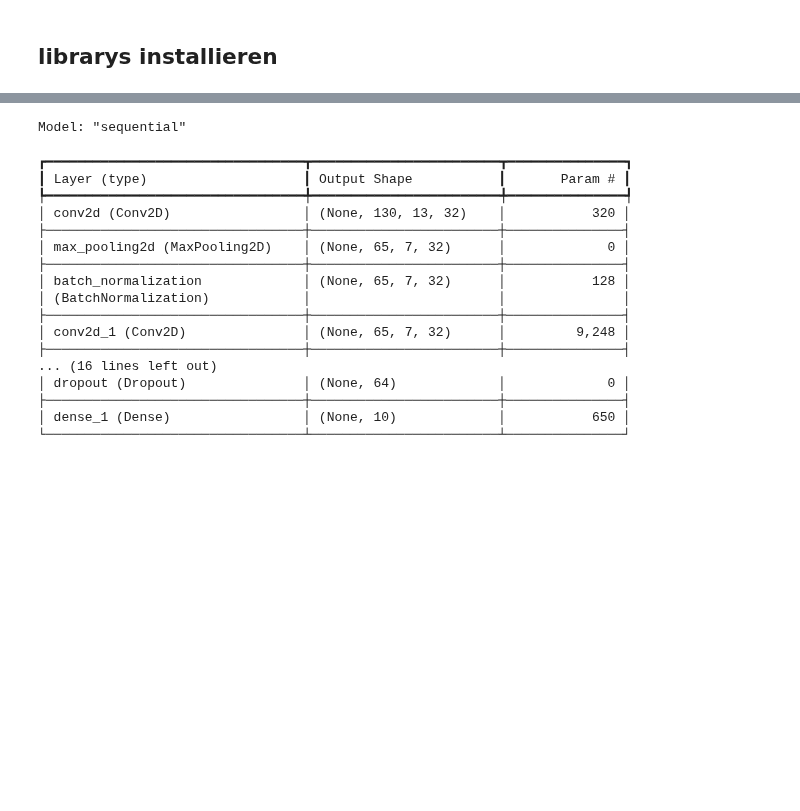
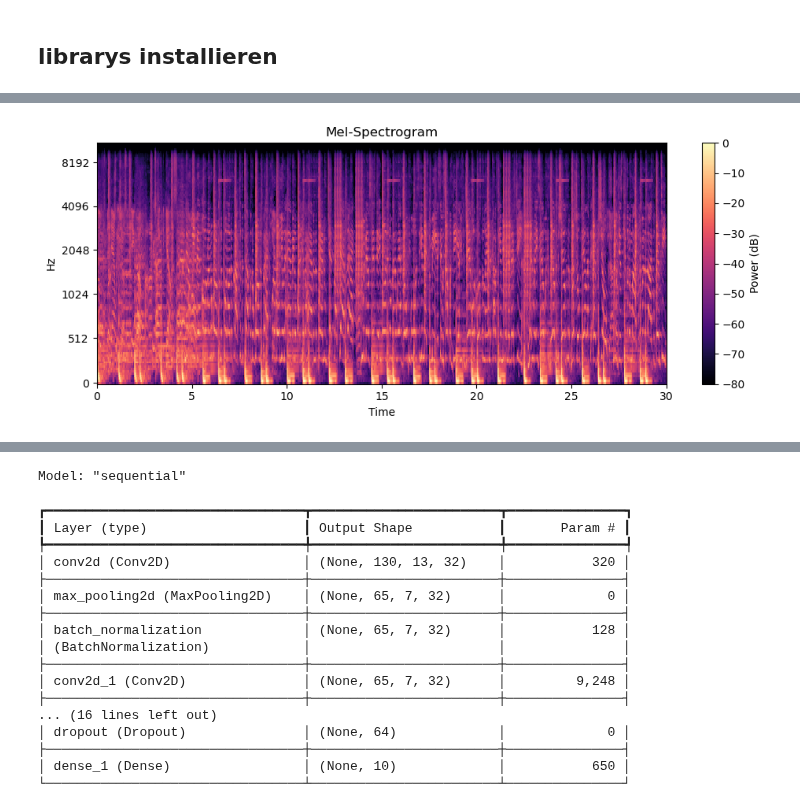
Before and after one commit to Joelito27/EDS_AI_JJ, a Jupyter notebook: Genre_Classification.ipynb, the cells around one changed output, grey strips where cells are left out. Drawn from its saved outputs; the diff is of its cells as text; code cells hidden in the pictures; blank space fills up the shorter version.

```diff
--- a/Genre_Classification.ipynb
+++ b/Genre_Classification.ipynb
@@ -19,0 +75,23 @@ DATA_PATH = "data_gtzan_mfcc.json"
+# %%
+mel_spec = librosa.feature.melspectrogram(
+    y=y,
+    sr=sr,
+    n_fft=2048,
+    hop_length=512,
+    n_mels=128
+)
+
+plt.figure(figsize=(10, 4))
+librosa.display.specshow(
+    librosa.power_to_db(mel_spec, ref=np.max),
+    sr=sr,
+    hop_length=512,
+    x_axis="time",
+    y_axis="mel"
+)
+plt.colorbar(label="Power (dB)")
+plt.title("Mel-Spectrogram")
+plt.tight_layout()
+plt.show()
+# %% [output]
+[figure, added]
```
Also changed, not shown: parts of 54 cells of this notebook, 2 other files.
